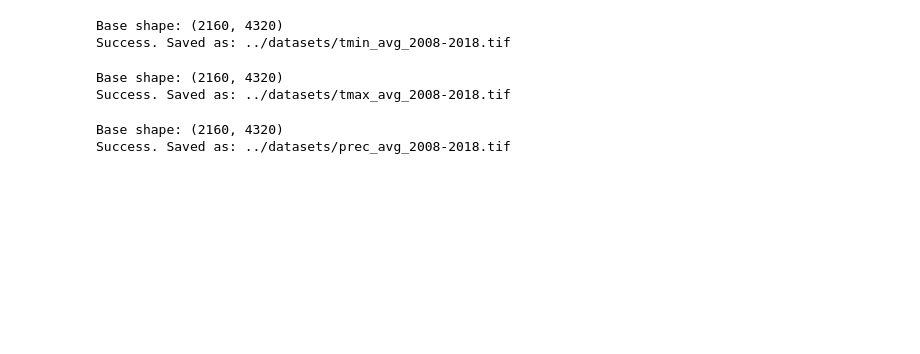
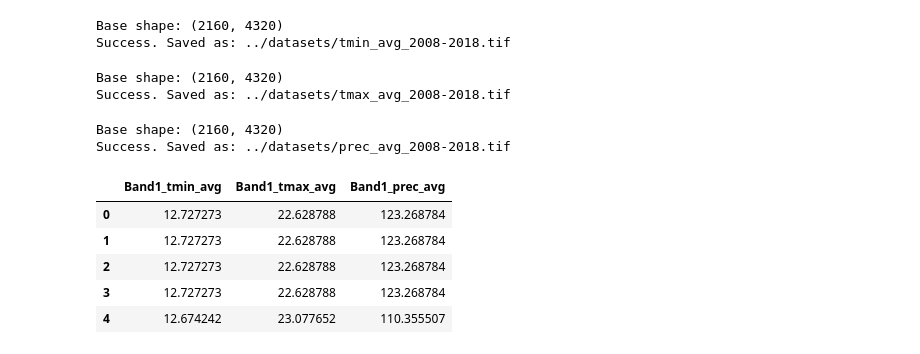
Before and after one commit to lucknera/projekt_interdyscyplinarny, a Jupyter notebook: models/olek-fe.ipynb, the cells around one changed output. Cells and saved outputs as stored; diff of their text form; code cells hidden in the pictures; blank space fills up the shorter version.

```diff
--- a/models/olek-fe.ipynb
+++ b/models/olek-fe.ipynb
@@ -276,27 +278,21 @@ def get_pixel_value(coords, files):
         data_row = {'Point_id': idx, 'Longitude': lon, 'Latitude': lat}
 
 
-        for nazwa_statystyki, sciezka_pliku in pliki_statystyk.items():
+        for feature_name, file_path in files.items():
             try:
-                with rasterio.open(sciezka_pliku) as src:
-                    # Zabezpieczenie: czy punkt w ogóle znajduje się na mapie?
-                    if not (src.bounds.left <= x <= src.bounds.right and src.bounds.bottom <= y <= src.bounds.top):
-                        continue # Jeśli punkt jest poza mapą, pomijamy wyciąganie danych
+                with rasterio.open(file_path) as src:
+                    if not (src.bounds.left <= lon <= src.bounds.right and src.bounds.bottom <= lat <= src.bounds.top):
+                        continue
 
-                    # src.sample() przyjmuje listę punktów [(X, Y)] i zwraca wartości ze WSZYSTKICH warstw
-                    for wartosci_warstw in src.sample([(x, y)]):
-                        # wartosci_warstw to np. [15.5, 0.8, 120.0] - po jednej wartości dla każdej warstwy
-                        for nr_warstwy, wartosc in enumerate(wartosci_warstw, start=1):
-                            # Tworzymy unikalną nazwę kolumny, np. "Band1_Srednia"
-                            nazwa_kolumny = f"Band{nr_warstwy}_{nazwa_statystyki}"
-                            wiersz_danych[nazwa_kolumny] = wartosc
+                    for layers_vals in src.sample([(lon, lat)]):
+                        for n_layer, value in enumerate(layers_vals, start=1):
+                            col_name = f"Band{n_layer}_{feature_name}"
+                            data_row[col_name] = value
 
             except Exception as e:
-                print(f"Błąd przy odczycie pliku {sciezka_pliku}: {e}")
+                print(f"Błąd przy odczycie pliku {file_path}: {e}")
 
-        # Dodajemy wiersz do ogólnej listy wyników
-        wszystkie_wyniki.append(wiersz_danych)
+        all_res.append(data_row)
 
-    # Konwertujemy listę słowników na piękny DataFrame
-    df = pd.DataFrame(wszystkie_wyniki)
+    df = pd.DataFrame(all_res)
     return df
@@ -302,0 +306,11 @@ def get_pixel_value(coords, files):
+# %%
+worldclim_df = get_pixel_value(points, files)
+worldclim_df = worldclim_df.drop(columns=['Point_id', 'Longitude', 'Latitude'])
+worldclim_df.head()
+# %% [output]
+|  | Band1_tmin_avg | Band1_tmax_avg | Band1_prec_avg |
+| 0 | 12.727273 | 22.628788 | 123.268784 |
+| 1 | 12.727273 | 22.628788 | 123.268784 |
+| 2 | 12.727273 | 22.628788 | 123.268784 |
+| 3 | 12.727273 | 22.628788 | 123.268784 |
+| 4 | 12.674242 | 23.077652 | 110.355507 |
```
Also changed, not shown: parts of 8 cells of this notebook.
